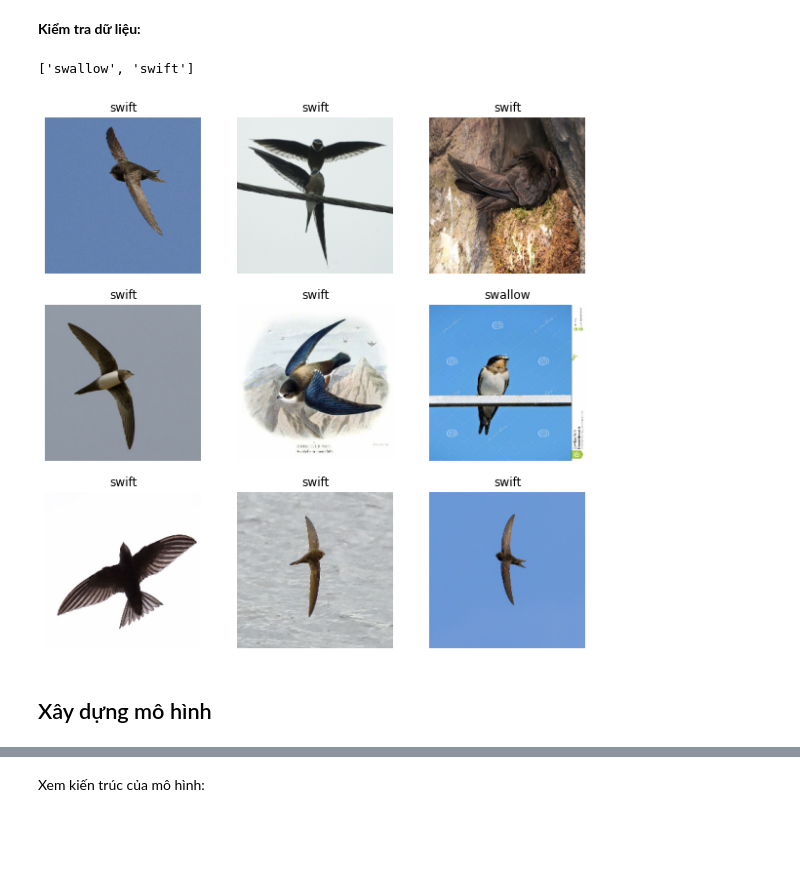
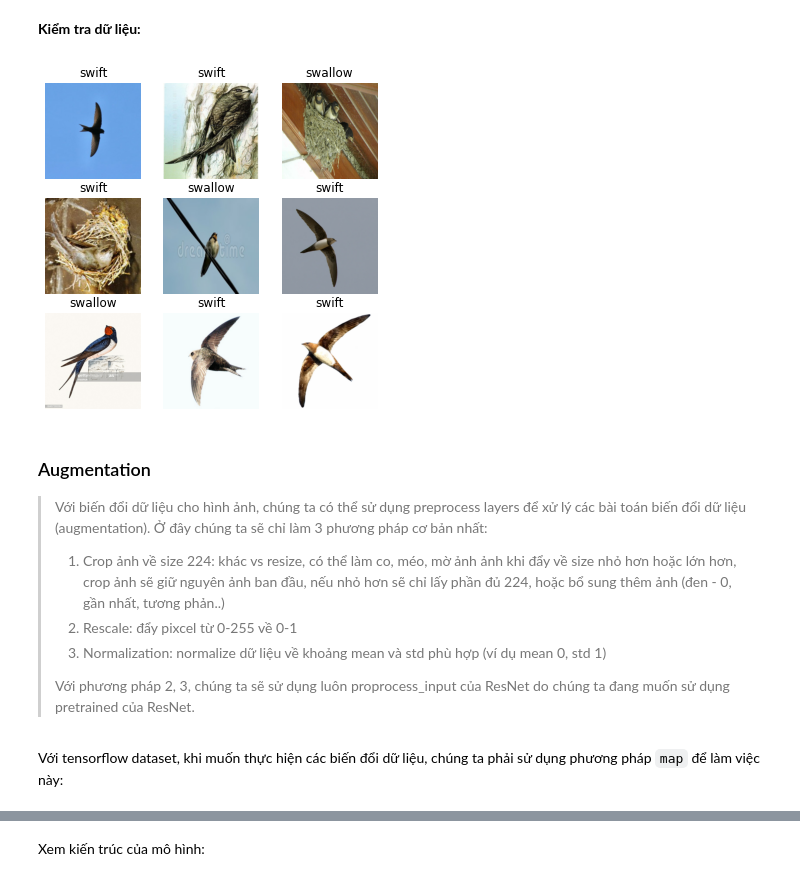
Before and after one commit to ddpham/swift_swallow_classification, a Jupyter notebook: nbs/keras_framework.ipynb, the cells around one changed output, grey strips where cells are left out. Cells and saved outputs as stored; diff of their text form; code cells hidden in the pictures; blank space fills up the shorter version.

Commit message:
update create datasets

```diff
--- a/nbs/keras_framework.ipynb
+++ b/nbs/keras_framework.ipynb
@@ -31,19 +84,27 @@ data  fastai_model.ipynb  fastai_model_old.ipynb
 # %%
+# Tạo dữ liệu
 bs = 32
-train_ds = K.preprocessing.image_dataset_from_directory(
-    f'{home}/data/train/'
+seed = 42
+train_ds = image_dataset_from_directory(
+    f'{path}/train/'
     , labels='inferred'
-    , label_mode='categorical'
+    , label_mode='binary'
     , batch_size=bs
-    , image_size=(224, 224)
+    , image_size=(460, 460)
+    , seed=seed
+    , validation_split=.2
+    , subset='training'
 )
 
-valid_ds = K.preprocessing.image_dataset_from_directory(
-    f'{home}/data/valid/'
+valid_ds = image_dataset_from_directory(
+    f'{path}/train/'
     , labels='inferred'
-    , label_mode='categorical'
+    , label_mode='binary'
     , batch_size=bs
-    , image_size=(224, 224)
+    , image_size=(460, 460)
+    , seed=seed
+    , validation_split=.2
+    , subset='validation'
 )
 # %% [output]
 Found 713 files belonging to 2 classes.
@@ -73,4 +141,0 @@ from matplotlib import pyplot as plt
-# %%
-train_ds.class_names
-# %% [output]
-['swallow', 'swift']
@@ -79,12 +142,21 @@ class_names = train_ds.class_names
 # %%
-plt.figure(figsize=(10, 10))
+class_names = train_ds.class_names
+plt.figure(figsize=(6, 6))
 for images, labels in train_ds.take(1):
+    # Lấy 9 ảnh:
     for i in range(9):
         ax = plt.subplot(3, 3, i + 1)
         plt.imshow(np.uint8(images[i]))
-        plt.title(class_names[np.int(labels[i][1])])
+        plt.title(class_names[np.int(labels[i])]) # Đây là cách lấy dữ liệu dạng binary
         plt.axis("off")
 # %% [output]
-[figure, old version]
+[figure, new version]
-# %% [markdown]
-## Xây dựng mô hình
+# %% [markdown]
+### Augmentation
+> Với biến đổi dữ liệu cho hình ảnh, chúng ta có thể sử dụng preprocess layers để xử lý các bài toán biến đổi dữ liệu (augmentation).
+> Ở đây chúng ta sẽ chỉ làm 3 phương pháp cơ bản nhất:
+> 1. Crop ảnh về size 224: khác vs resize, có thể làm co, méo, mờ ảnh ảnh khi đẩy về size nhỏ hơn hoặc lớn hơn, crop ảnh sẽ giữ nguyên ảnh ban đầu, nếu nhỏ hơn sẽ chỉ lấy phần đủ 224, hoặc bổ sung thêm ảnh (đen - 0, gần nhất, tương phản..)
+> 2. Rescale: đẩy pixcel từ 0-255 về 0-1
+> 3. Normalization: normalize dữ liệu về khoảng mean và std phù hợp (ví dụ mean 0, std 1)
+>
+>Với phương pháp 2, 3, chúng ta sẽ sử dụng luôn proprocess_input của ResNet do chúng ta đang muốn sử dụng pretrained của ResNet.
@@ -90,0 +169,2 @@ for images, labels in train_ds.take(1):
+# %% [markdown]
+Với tensorflow dataset, khi muốn thực hiện các biến đổi dữ liệu, chúng ta phải sử dụng phương pháp `map` để làm việc này:
```
Also changed, not shown: parts of 49 cells of this notebook.
